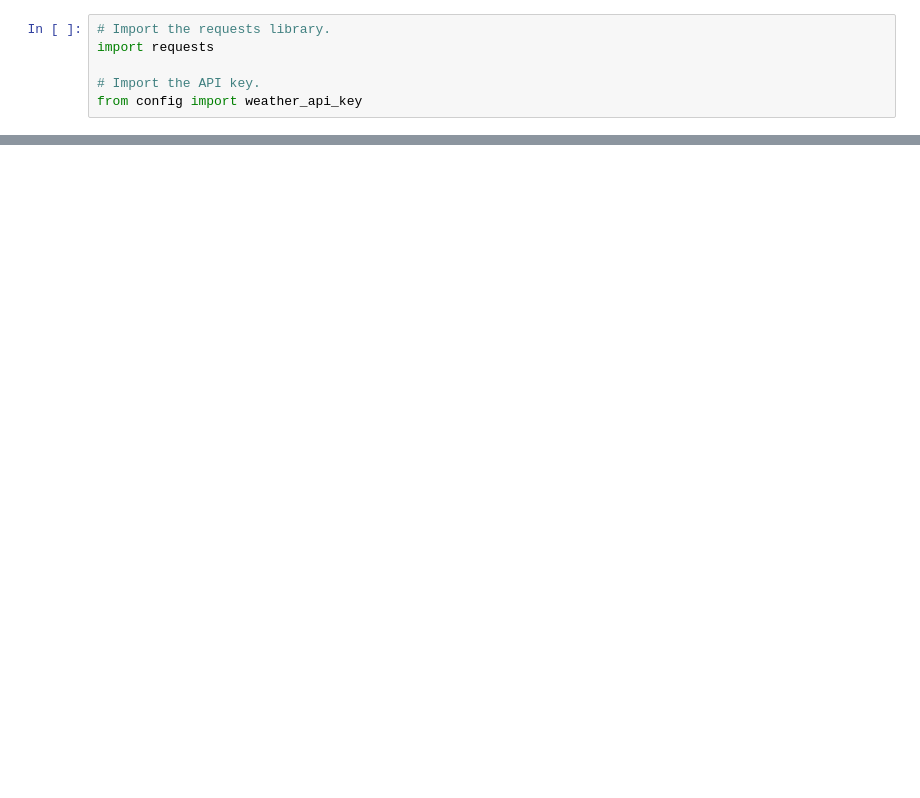
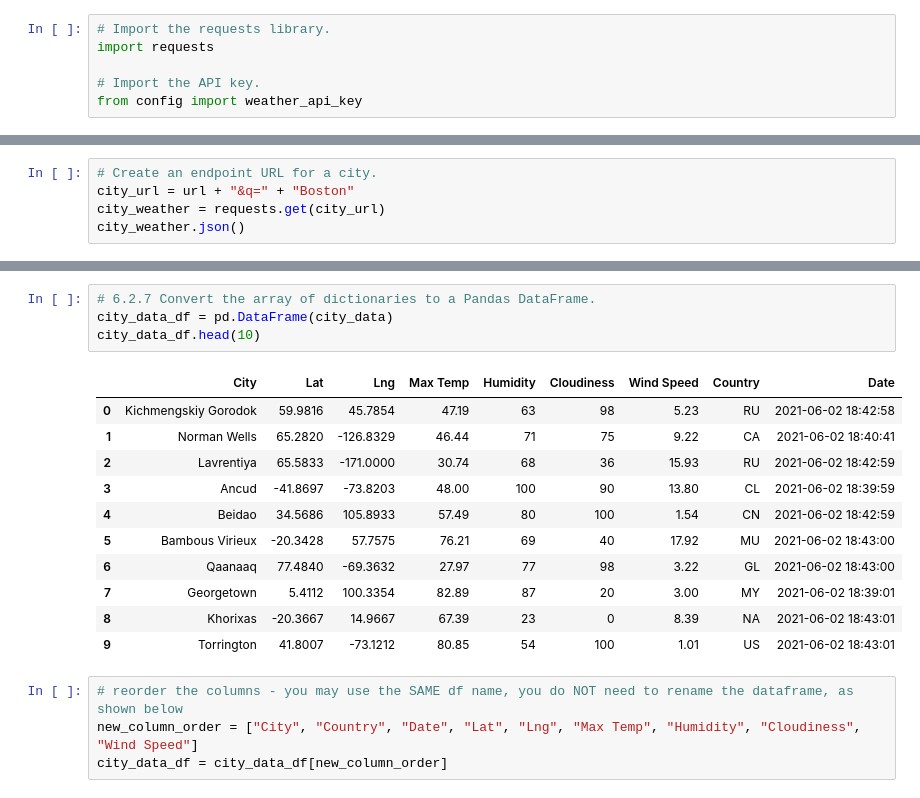
Before and after one commit to rrbauman/World_Weather_Analysis, a Jupyter notebook: WeatherPy.ipynb, the cells around one changed output, grey strips where cells are left out. Cells and saved outputs as stored; diff of their text form; blank space fills up the shorter version.

```diff
--- a/WeatherPy.ipynb
+++ b/WeatherPy.ipynb
@@ -45,0 +48,5 @@ print(city_url)
+# %%
+# Create an endpoint URL for a city.
+city_url = url + "&q=" + "Boston"
+city_weather = requests.get(city_url)
+city_weather.json()
@@ -45,0 +187,20 @@ print(city_url)
+# %%
+# 6.2.7 Convert the array of dictionaries to a Pandas DataFrame.
+city_data_df = pd.DataFrame(city_data)
+city_data_df.head(10)
+# %% [output]
+|  | City | Lat | Lng | Max Temp | Humidity | Cloudiness | Wind Speed | Country | Date |
+| 0 | Kichmengskiy Gorodok | 59.9816 | 45.7854 | 47.19 | 63 | 98 | 5.23 | RU | 2021-06-02 18:42:58 |
+| 1 | Norman Wells | 65.2820 | -126.8329 | 46.44 | 71 | 75 | 9.22 | CA | 2021-06-02 18:40:41 |
+| 2 | Lavrentiya | 65.5833 | -171.0000 | 30.74 | 68 | 36 | 15.93 | RU | 2021-06-02 18:42:59 |
+| 3 | Ancud | -41.8697 | -73.8203 | 48.00 | 100 | 90 | 13.80 | CL | 2021-06-02 18:39:59 |
+| 4 | Beidao | 34.5686 | 105.8933 | 57.49 | 80 | 100 | 1.54 | CN | 2021-06-02 18:42:59 |
+| 5 | Bambous Virieux | -20.3428 | 57.7575 | 76.21 | 69 | 40 | 17.92 | MU | 2021-06-02 18:43:00 |
+| 6 | Qaanaaq | 77.4840 | -69.3632 | 27.97 | 77 | 98 | 3.22 | GL | 2021-06-02 18:43:00 |
+| 7 | Georgetown | 5.4112 | 100.3354 | 82.89 | 87 | 20 | 3.00 | MY | 2021-06-02 18:39:01 |
+| 8 | Khorixas | -20.3667 | 14.9667 | 67.39 | 23 | 0 | 8.39 | NA | 2021-06-02 18:43:01 |
+| 9 | Torrington | 41.8007 | -73.1212 | 80.85 | 54 | 100 | 1.01 | US | 2021-06-02 18:43:01 |
+# %%
+# reorder the columns - you may use the SAME df name, you do NOT need to rename the dataframe, as shown below
+new_column_order = ["City", "Country", "Date", "Lat", "Lng", "Max Temp", "Humidity", "Cloudiness", "Wind Speed"]
+city_data_df = city_data_df[new_column_order]
```
Also changed, not shown: parts of 12 cells of this notebook, 1 other file.
